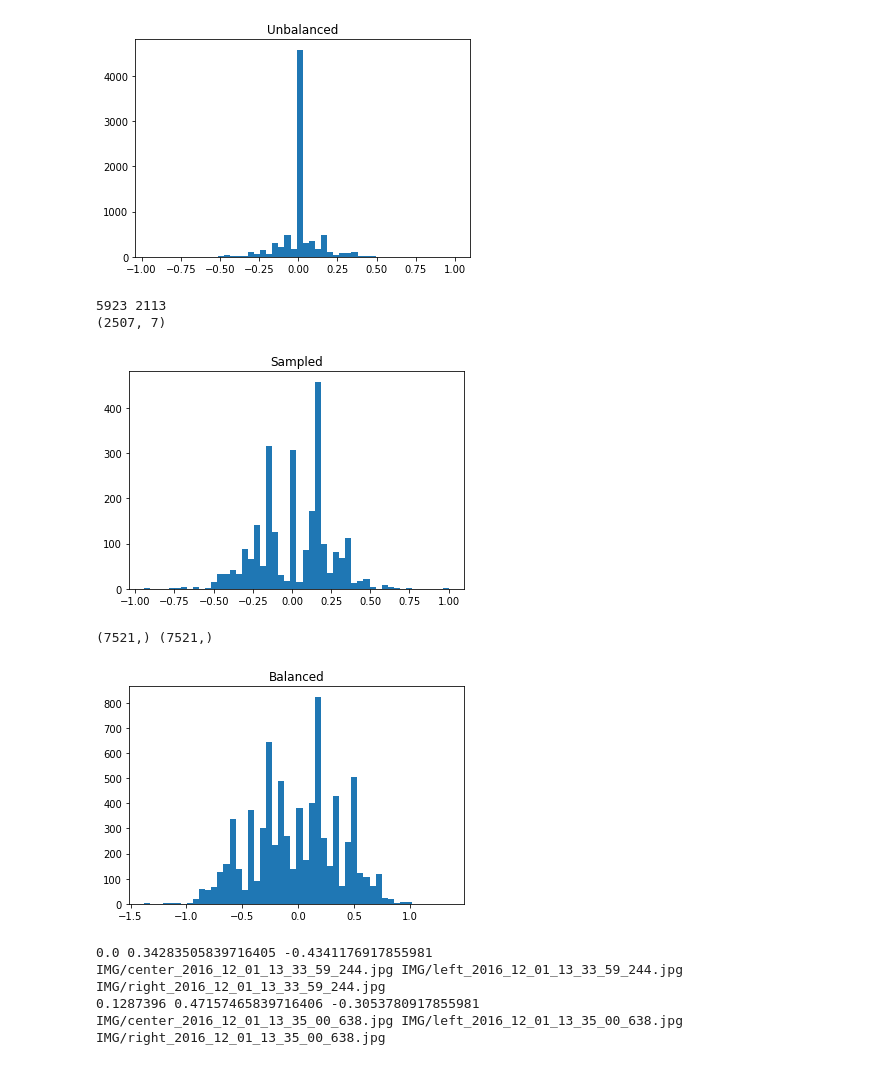
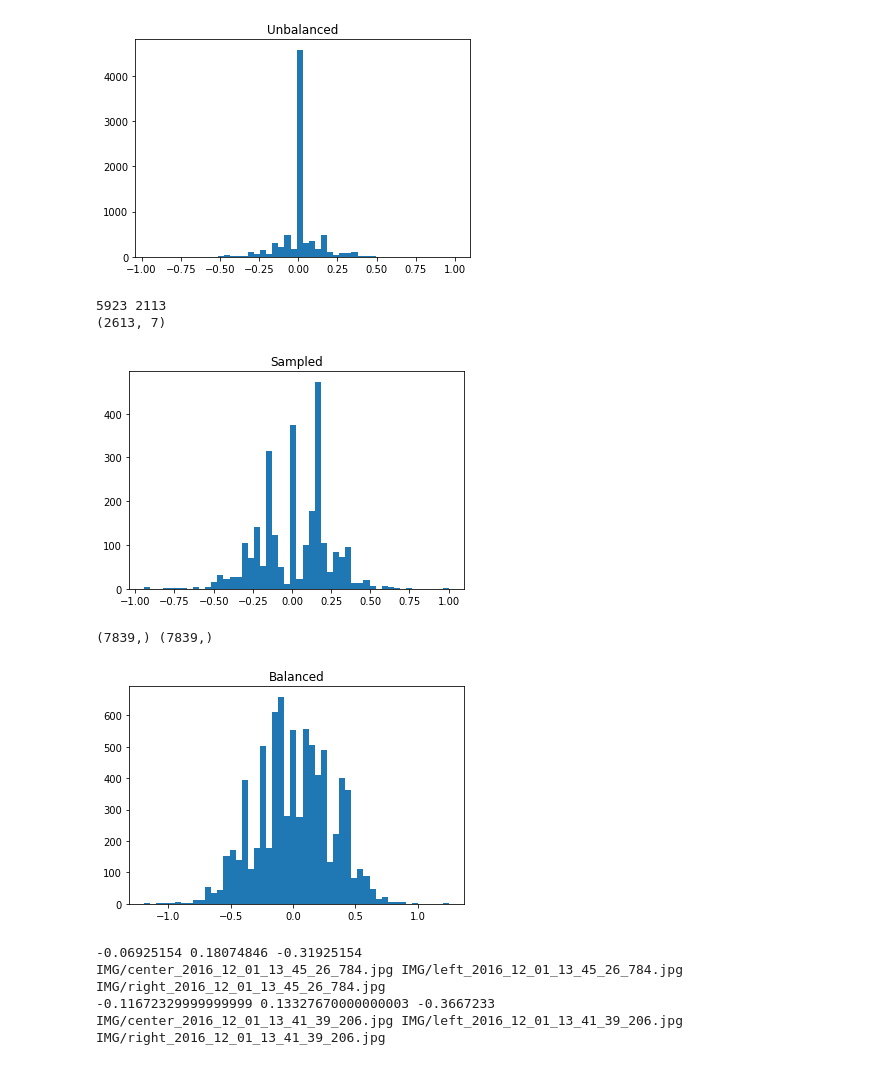
Before and after one commit to subhash/CarND-Behavioral-Cloning, a Jupyter notebook: behaviour-cloning.ipynb, the cells around one changed output. Saved outputs shown, nothing was run; the diff lists cells and outputs as text; code cells hidden in the pictures.

```diff
--- a/behaviour-cloning.ipynb
+++ b/behaviour-cloning.ipynb
@@ -25,10 +25,10 @@ def sampling1(data):
     normal = np.abs(data[:,3]) < limit
     extreme = np.abs(data[:,3]) > limit
     print(len(data[normal]), len(data[extreme]))
-    #nb_normal, nb_extreme = 500, 2000
-    nb_normal, nb_extreme = len(data[normal])//15, len(data[extreme])
-    normal_choice = np.random.choice(data[normal].shape[0], nb_normal)
-    extreme_choice = np.random.choice(data[extreme].shape[0], nb_extreme)
+    #nb_normal, nb_extreme = 500, 3000
+    nb_normal, nb_extreme = 500, len(data[extreme])
+    normal_choice = np.random.choice(data[normal].shape[0], nb_normal, replace = False)
+    extreme_choice = np.random.choice(data[extreme].shape[0], nb_extreme, replace = False)
     normal_data = data[normal][normal_choice]
     extreme_data = data[extreme][extreme_choice]
     return np.append(normal_data, extreme_data, axis=0)
@@ -46,26 +46,25 @@ plt.title('Sampled')
 plt.show()
 # %% [output]
 5923 2113
-(2507, 7)
+(2613, 7)
-[figure, old version]
+[figure, new version]
 # %%
 from sklearn.utils import shuffle
 
 c, l, r, st, _, _, _ = np.split(sampled_data, 7, axis=1)
-adj = 0.2
+adj = 0.25
 balanced_feats = np.append(c, l)
 balanced_feats = np.append(balanced_feats, r)
-balanced_labels = np.append(st, st + 0.15*random.uniform(2, 3.5))
-balanced_labels = np.append(balanced_labels, st - 0.15*random.uniform(2, 3.5))
-#balanced_feats, balanced_labels = shuffle(balanced_feats, balanced_labels)
+balanced_labels = np.append(st, st + adj)
+balanced_labels = np.append(balanced_labels, st - adj)
 print(balanced_feats.shape, balanced_labels.shape)
 
 _ = plt.hist(balanced_labels, bins=50)
 plt.title('Balanced')
 plt.show()
 # %% [output]
-(7521,) (7521,)
+(7839,) (7839,)
-[figure, old version]
+[figure, new version]
 # %%
 span = len(c)
 print(balanced_labels[0], balanced_labels[span*1], balanced_labels[span*2])
@@ -74,10 +73,10 @@ print(balanced_feats[0], balanced_feats[span*1], balanced_feats[span*2])
 print(balanced_labels[span-1], balanced_labels[2*span-1], balanced_labels[3*span-1])
 print(balanced_feats[span-1], balanced_feats[2*span-1], balanced_feats[3*span-1])
 # %% [output]
-0.0 0.34283505839716405 -0.4341176917855981
-IMG/center_2016_12_01_13_33_59_244.jpg IMG/left_2016_12_01_13_33_59_244.jpg IMG/right_2016_12_01_13_33_59_244.jpg
-0.1287396 0.47157465839716406 -0.3053780917855981
-IMG/center_2016_12_01_13_35_00_638.jpg IMG/left_2016_12_01_13_35_00_638.jpg IMG/right_2016_12_01_13_35_00_638.jpg
+-0.06925154 0.18074846 -0.31925154
+IMG/center_2016_12_01_13_45_26_784.jpg IMG/left_2016_12_01_13_45_26_784.jpg IMG/right_2016_12_01_13_45_26_784.jpg
+-0.11672329999999999 0.13327670000000003 -0.3667233
+IMG/center_2016_12_01_13_41_39_206.jpg IMG/left_2016_12_01_13_41_39_206.jpg IMG/right_2016_12_01_13_41_39_206.jpg
 # %%
 import cv2
 import matplotlib.image as mpimg
```
Also changed, not shown: parts of 6 cells of this notebook, 1 other file.
